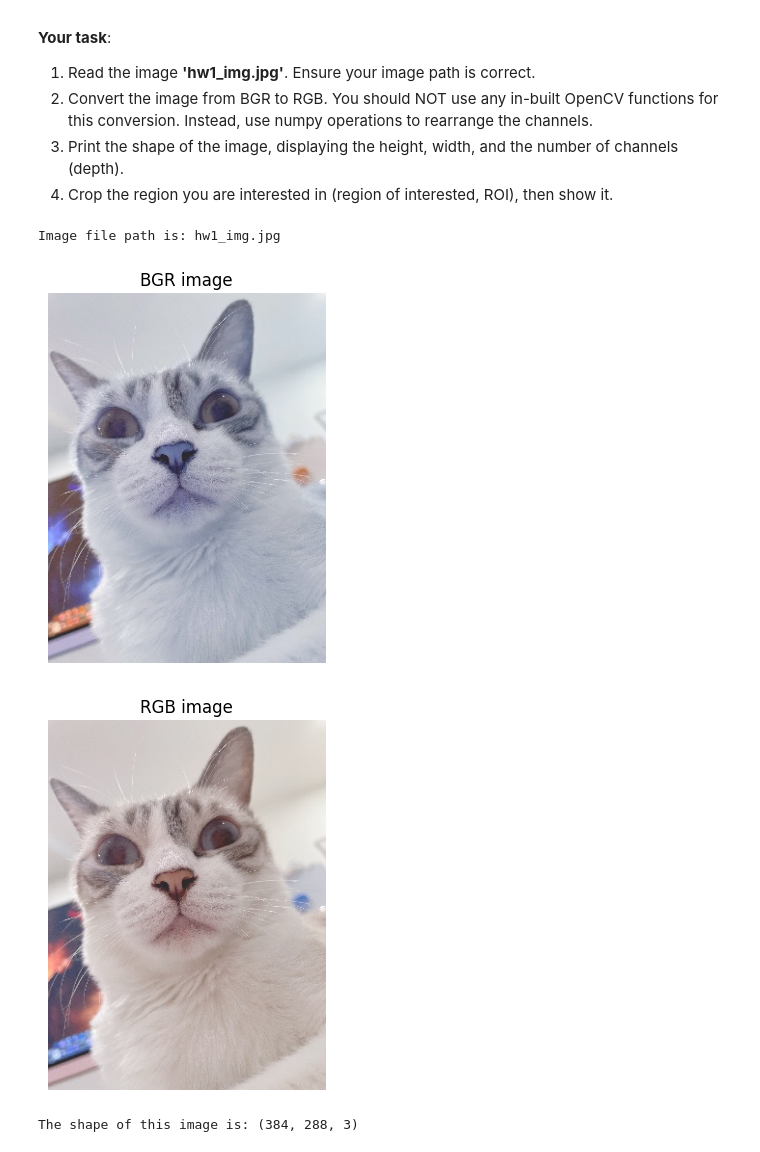
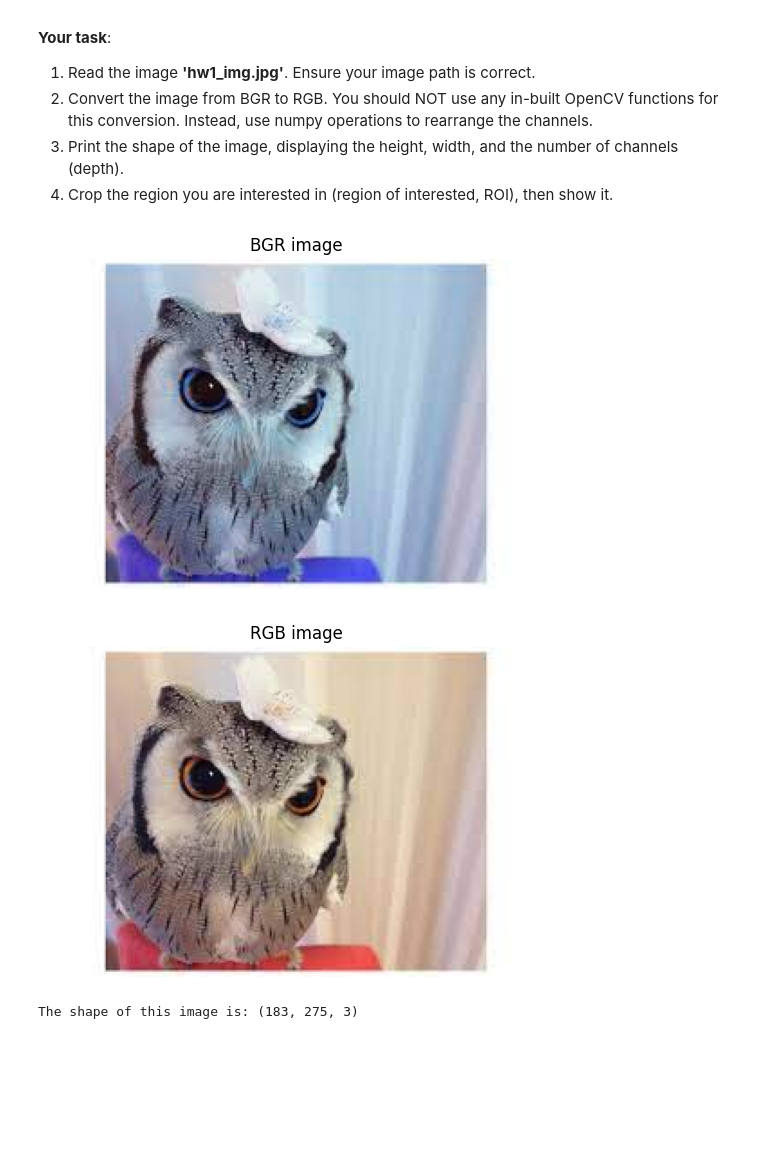
Before and after one commit to junqiangtang/NTHU_2023_DLBOI_HW, a Jupyter notebook: hw1.ipynb, the cells around one changed output. Saved outputs shown, nothing was run; the diff lists cells and outputs as text; code cells hidden in the pictures; blank space fills up the shorter version.

```diff
--- a/hw1.ipynb
+++ b/hw1.ipynb
@@ -380,40 +378,37 @@ In image processing tasks, often you'll find yourself needing to convert between
 # %%
 import cv2
 import matplotlib.pyplot as plt
 
 # Step 1: Specify the path to your image file
-image_path = ...
-
-print(f'Image file path is: {image_path}')
+image_path = "/content/貓頭鷹.jpg"
 
 # Read the image using cv2
 img = cv2.imread(image_path)
 
 # Display the BGR image
 plt.imshow(img)
 plt.title('BGR image')
 plt.axis('off')
 plt.show()
 
 # Step 2: Convert the BGR image to RGB using numpy
-image_rgb = img[...]
+image_rgb = img[:,:,::-1]
 
 # Display the RGB image
 plt.imshow(image_rgb)
 plt.title('RGB image')
 plt.axis('off')
 plt.show()
 
 # Step 3: Print the shape of the RGB image
-print(f'The shape of this image is: {...}')
+print(f'The shape of this image is: {image_rgb.shape}')
 
 # Step 4 Display the cropped image.
-plt.imshow(image_rgb[...])
+plt.imshow(image_rgb[10:150,10:150,:])
 plt.title('Cropped image')
 plt.axis('off')
 plt.show()
 # %% [output]
-Image file path is: hw1_img.jpg
-[figure, old version]
+[figure, new version]
-[figure, old version]
+[figure, new version]
-The shape of this image is: (384, 288, 3)
+The shape of this image is: (183, 275, 3)
```
Also changed, not shown: parts of 6 cells of this notebook.
